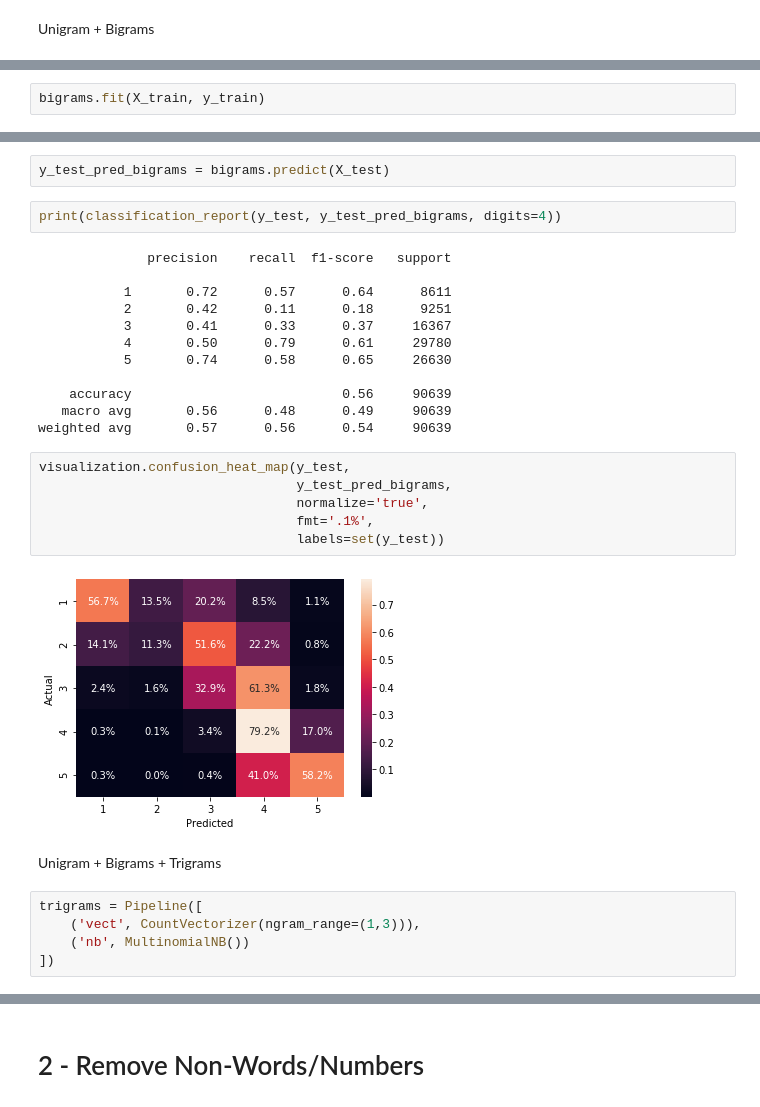
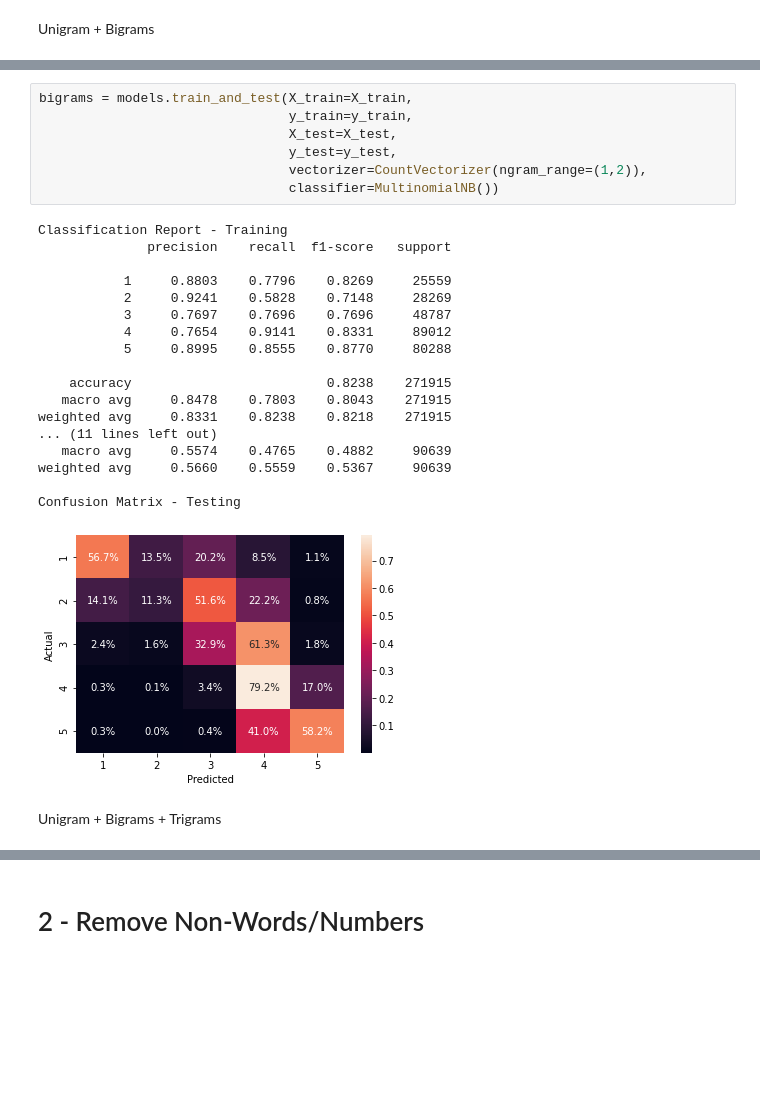
Before and after one commit to david-siqi-liu/yelp-sentiment-analysis, a Jupyter notebook: notebooks/tests_pre-processing.ipynb, the cells around one changed output, grey strips where cells are left out. Saved outputs shown, nothing was run; the diff lists cells and outputs as text; blank space fills up the shorter version.

```diff
--- a/notebooks/tests_pre-processing.ipynb
+++ b/notebooks/tests_pre-processing.ipynb
@@ -173,2 +132,0 @@ bigrams = Pipeline([
-# %%
-bigrams.fit(X_train, y_train)
@@ -206,31 +133,28 @@ weighted avg       0.83      0.82      0.82    271915
-# %%
-y_test_pred_bigrams = bigrams.predict(X_test)
-# %%
-print(classification_report(y_test, y_test_pred_bigrams, digits=4))
-# %% [output]
-              precision    recall  f1-score   support
-
-           1       0.72      0.57      0.64      8611
-           2       0.42      0.11      0.18      9251
-           3       0.41      0.33      0.37     16367
-           4       0.50      0.79      0.61     29780
-           5       0.74      0.58      0.65     26630
-
-    accuracy                           0.56     90639
-   macro avg       0.56      0.48      0.49     90639
-weighted avg       0.57      0.56      0.54     90639
-# %%
-visualization.confusion_heat_map(y_test,
-                                 y_test_pred_bigrams,
-                                 normalize='true',
-                                 fmt='.1%',
-                                 labels=set(y_test))
-# %% [output]
-[figure, removed]
+# %%
+bigrams = models.train_and_test(X_train=X_train,
+                                y_train=y_train,
+                                X_test=X_test,
+                                y_test=y_test,
+                                vectorizer=CountVectorizer(ngram_range=(1,2)),
+                                classifier=MultinomialNB())
+# %% [output]
+Classification Report - Training
+              precision    recall  f1-score   support
+
+           1     0.8803    0.7796    0.8269     25559
+           2     0.9241    0.5828    0.7148     28269
+           3     0.7697    0.7696    0.7696     48787
+           4     0.7654    0.9141    0.8331     89012
+           5     0.8995    0.8555    0.8770     80288
+
+    accuracy                         0.8238    271915
+   macro avg     0.8478    0.7803    0.8043    271915
+weighted avg     0.8331    0.8238    0.8218    271915
+... (11 lines left out)
+   macro avg     0.5574    0.4765    0.4882     90639
+weighted avg     0.5660    0.5559    0.5367     90639
+
+Confusion Matrix - Testing
+[figure, added]
 # %% [markdown]
 Unigram + Bigrams + Trigrams
-# %%
-trigrams = Pipeline([
-    ('vect', CountVectorizer(ngram_range=(1,3))),
-    ('nb', MultinomialNB())
-])
```
Also changed, not shown: parts of 72 cells of this notebook, 8 other files.
